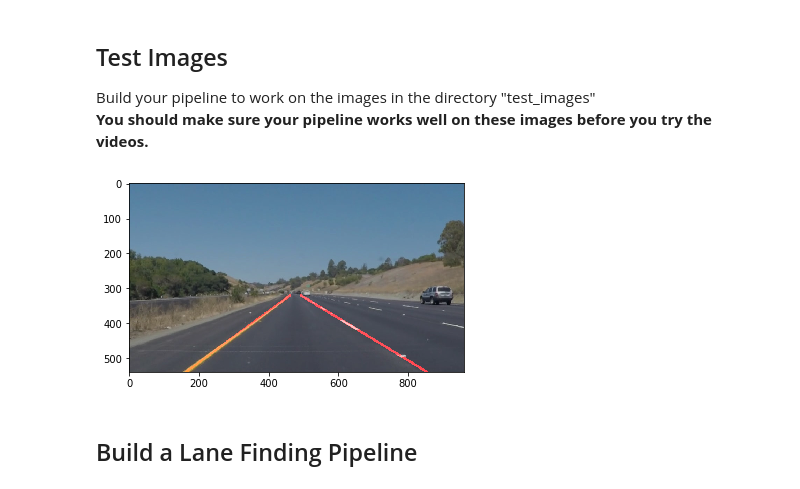
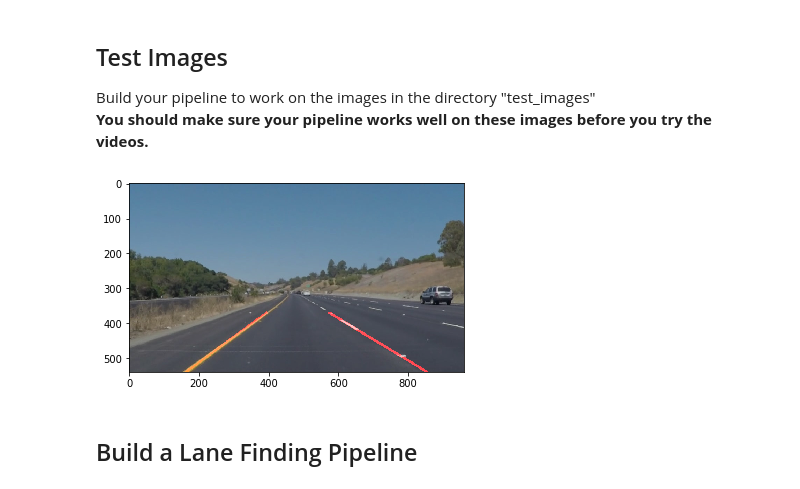
Before and after one commit to prince-m-kumar/CarND-LaneLines-P1, a Jupyter notebook: P1.ipynb, the cells around one changed output. Cells and saved outputs as stored; diff of their text form; code cells hidden in the pictures.

```diff
--- a/P1.ipynb
+++ b/P1.ipynb
@@ -170,7 +170,7 @@ def draw_lines(img, lines, color=[255, 0, 0], thickness=5):
    # imgX = img.shape[1]
     y1 = imgY
     x1 = int((y1 - c)/m)
-    y2 = int((imgY/2)) + 50
+    y2 = int((imgY/2)) + 100
     x2 = int((y2 - c)/m)
     cv2.line(img, (x1, y1), (x2, y2),  color, 5)
 
@@ -178,7 +178,7 @@ def draw_lines(img, lines, color=[255, 0, 0], thickness=5):
     m = rightLineParameters[0]
     c = rightLineParameters[1]
     x1 = int((y1 - c)/m)
-    y2 = int((imgY/2)) + 50
+    y2 = int((imgY/2)) + 100
     x2 = int((y2 - c)/m)
     cv2.line(img, (x1, y1), (x2, y2),  color, 5)
 
@@ -221,27 +221,27 @@ Build your pipeline to work on the images in the directory "test_images"
 # %%
 import os
 files = os.listdir("test_images/")
 for file in files:
     if file[0:6] != "output":
         img = mpimg.imread("test_images/"+file)
         gray = grayscale(img)
         gray = gaussian_blur(gray,3)
         edges = canny(gray,50,150)
 
 
 
         imshape = img.shape
         vertices = np.array([[(.51*imshape[1],imshape[0]*.58),(.49*imshape[1],imshape[0]*.58), (0, imshape[0]), (imshape[1],imshape[0])]], dtype=np.int32)
         taarget = region_of_interest(edges,vertices)
         lines = hough_lines(taarget,1,np.pi/180,35,5,2)
         result = weighted_img(lines,img,α=0.8, β=1.0)
         # plt.imshow(result) ## its show one color channel
         plt.imshow(result,cmap='gray')  ## its show one Gray Scale channel
         r,g,b = cv2.split(result)
         result = cv2.merge((b,g,r))
-        cv2.imwrite("test_images/output_"+file,result)
+        cv2.imwrite("test_output_image/output_"+file,result)
 # %% [output]
-[figure, old version]
+[figure, new version]
 # %% [markdown]
 ## Build a Lane Finding Pipeline
 # %% [markdown]
```
Also changed, not shown: parts of 4 cells of this notebook, 19 other files.
